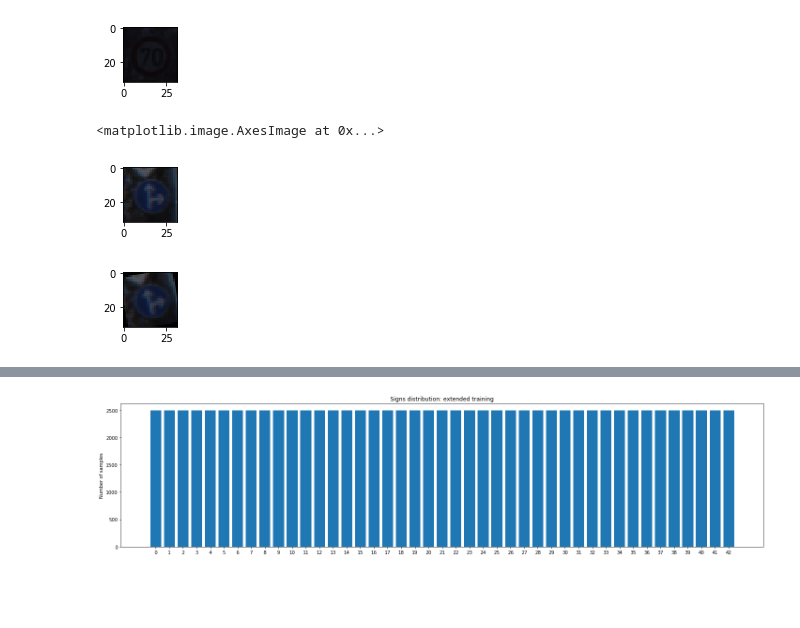
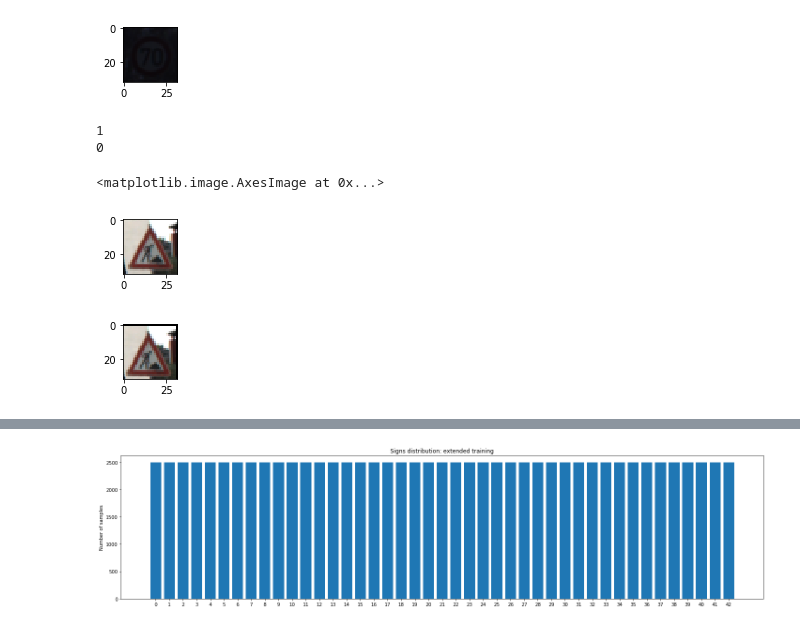
Before and after one commit to nyukhalov/CarND-Traffic-Sign-Classifier-Project, a Jupyter notebook: Traffic_Sign_Classifier.ipynb, the cells around one changed output, grey strips where cells are left out. Cells and saved outputs as stored; diff of their text form; code cells hidden in the pictures; blank space fills up the shorter version.

Commit message:
Randomly choose the number of effects applying to an image

```diff
--- a/Traffic_Sign_Classifier.ipynb
+++ b/Traffic_Sign_Classifier.ipynb
@@ -267,23 +267,35 @@ plt.imshow(image_tr.squeeze())
 [figure]
 [figure]
 # %%
+from sklearn.utils import shuffle
+
 # Creates jittered copy of image
 def jitter(img):
-    img = r_translate(img)
-    return r_rotate(img)
+    fs = shuffle([r_translate, r_rotate])
+
+    n_changes = random.randint(0,len(fs))
+
+    print(n_changes)
+    for i in range(n_changes):
+        print(i)
+        img = fs[i](img)
+
+    return img
 
 index = random.randint(0, len(X_train))
 image = X_train[index]
 image_tr = jitter(image)
 
 plt.figure(figsize=(1,1))
 plt.imshow(image.squeeze())
 plt.figure(figsize=(1,1))
 plt.imshow(image_tr.squeeze())
 # %% [output]
-<matplotlib.image.AxesImage at 0x...>
+1
+0
+<matplotlib.image.AxesImage at 0x...>
-[figure, old version]
+[figure, new version]
-[figure, old version]
+[figure, new version]
 # %%
 labels = np.unique(y_train)
 print(labels)
```
